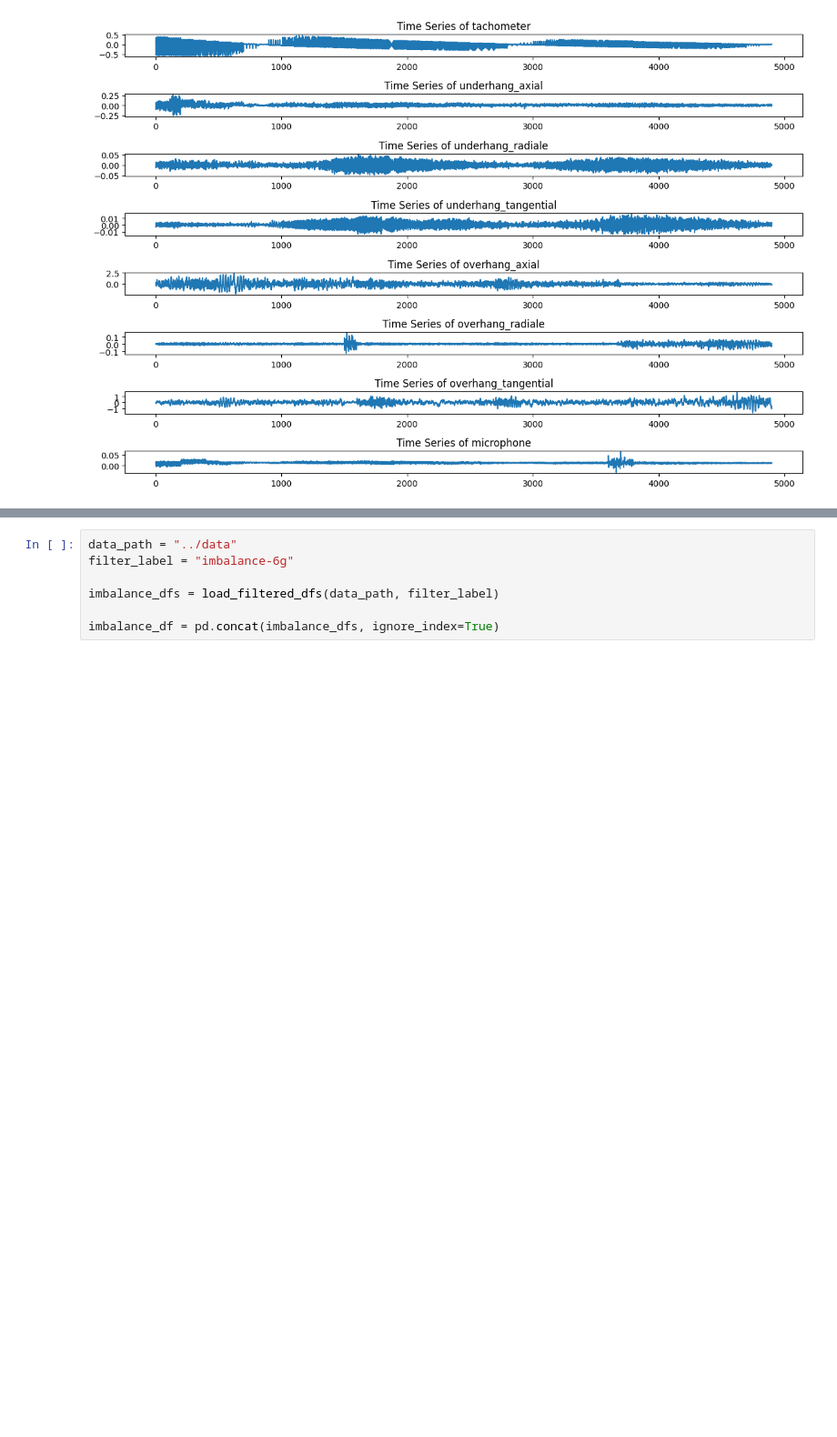
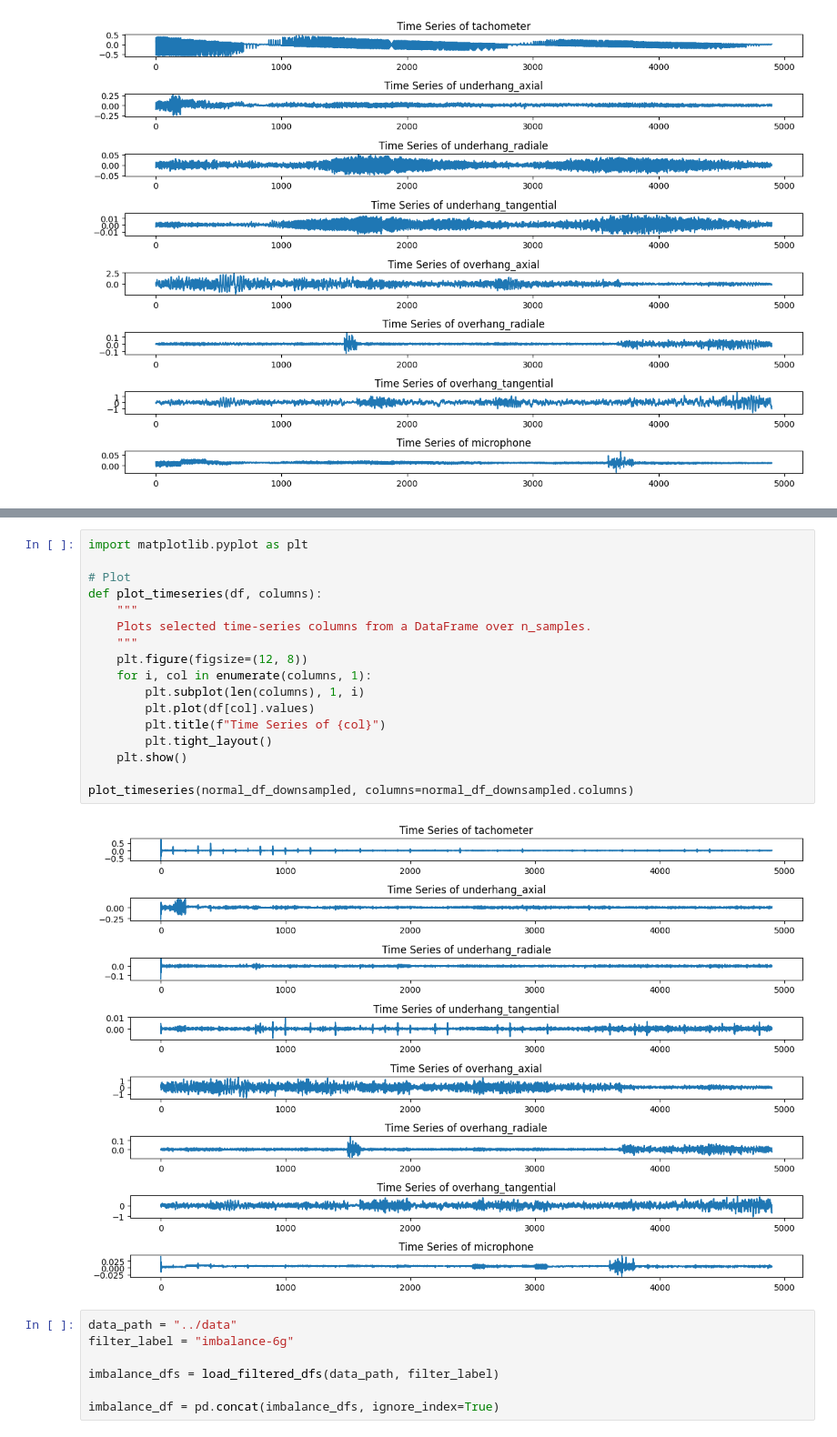
Before and after one commit to yurimarca/machinery-fault-classification, a Jupyter notebook: notebooks/FeatureEngineering.ipynb, the cells around one changed output, grey strips where cells are left out. Shown at 91% size. Cells and saved outputs as stored; diff of their text form; blank space fills up the shorter version.

```diff
--- a/notebooks/FeatureEngineering.ipynb
+++ b/notebooks/FeatureEngineering.ipynb
@@ -115,3 +176,22 @@ plot_timeseries(normal_df, columns=normal_df.columns)
+# %%
+import matplotlib.pyplot as plt
+
+# Plot
+def plot_timeseries(df, columns):
+    """
+    Plots selected time-series columns from a DataFrame over n_samples.
+    """
+    plt.figure(figsize=(12, 8))
+    for i, col in enumerate(columns, 1):
+        plt.subplot(len(columns), 1, i)
+        plt.plot(df[col].values)
+        plt.title(f"Time Series of {col}")
+        plt.tight_layout()
+    plt.show()
+
+plot_timeseries(normal_df_downsampled, columns=normal_df_downsampled.columns)
+# %% [output]
+[figure, added]
 # %%
 data_path = "../data"
 filter_label = "imbalance-6g"
```
Also changed, not shown: parts of 2 cells of this notebook.
